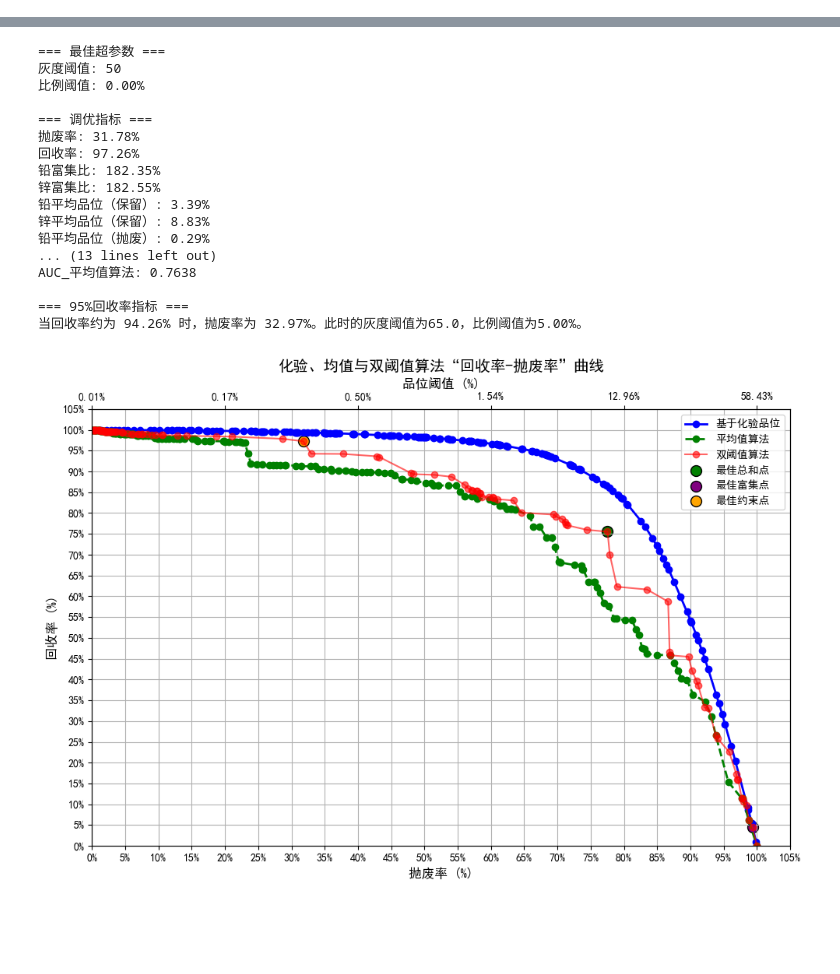
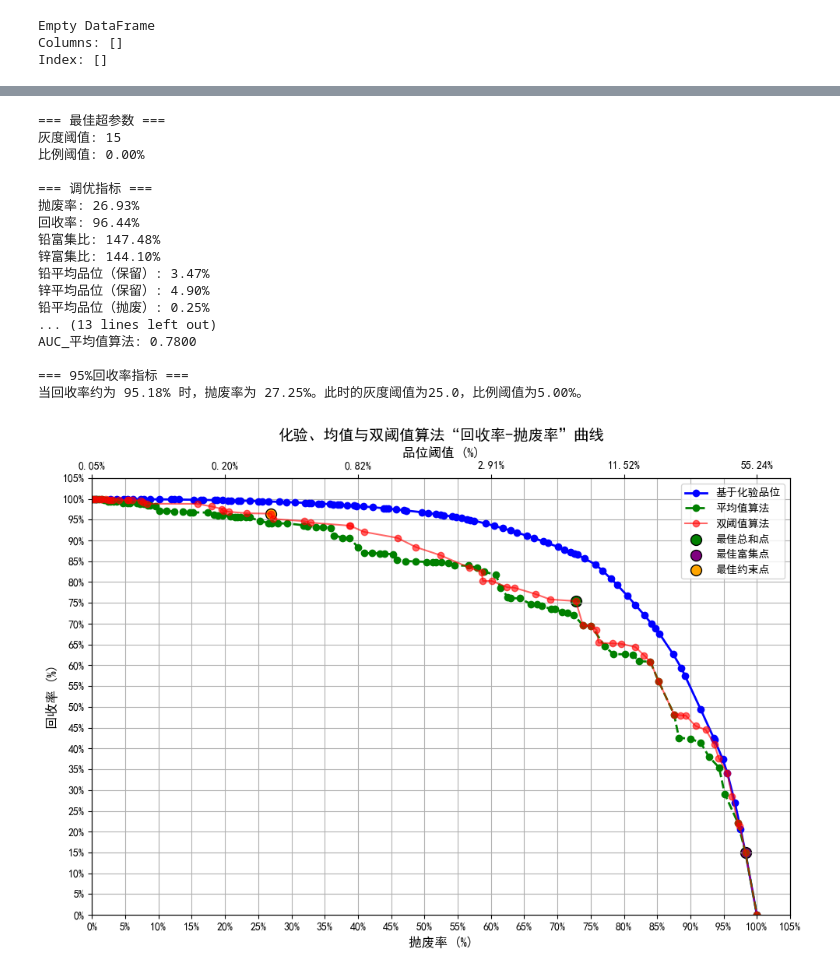
Before and after one commit to yaojian95/jt_ore_sorting, a Jupyter notebook: yao_try.ipynb, the cells around one changed output, grey strips where cells are left out. Saved outputs shown, nothing was run; the diff lists cells and outputs as text; code cells hidden in the pictures; blank space fills up the shorter version.

Commit message:
update for corrected data; comparing with 双阈值

```diff
--- a/yao_try.ipynb
+++ b/yao_try.ipynb
@@ -57,8 +59,11 @@ def load_data(
         logging.error(f"加载数据时出错: {e}")
         raise
 # %%
-path = "E:/photoelectric_sorting/240822_190铅锌矿_单矿石XRT图片/"
-pixel_file = path + "240822_190rock_pixel_values.pkl"
-annotation_file = path + "20240822铅锌190块.xlsx"
-ann, pixels = load_data(pixel_file, annotation_file)
+# path = "E:/photoelectric_sorting/240822_190铅锌矿_单矿石XRT图片/"
+# pixel_file = path + "240822_190rock_pixel_values.pkl"
+# annotation_file = path + "20240822铅锌190块.xlsx"
+
+pixel_file = "E:/photoelectric_sorting/codes/jt_ore_sorting/2025rock_pixel_values.pkl"
+annotation_file = "E:/photoelectric_sorting/data/化验结果/20250219化验结果.xlsx"
+ann, pixels = load_data(pixel_file, '0219', annotation_file)
 # %% [output]
@@ -72,20 +81,17 @@ test = pixels.apply(lambda x: (np.array(x) < 50).mean())
+# %%
+comparison = ann.iloc[:, 0:4].compare(ann_xu.iloc[:, 0:4])
+pd.set_option('display.max_rows', None)
+print(comparison)
+# %% [output]
+Empty DataFrame
+Columns: []
+Index: []
 # %%
 """
 主函数，用于执行超参数调优、计算指标并绘制曲线。
 """
 # 配置日志以显示 INFO 级别的消息
 logging.basicConfig(level=logging.INFO, format='%(asctime)s - %(levelname)s - %(message)s')
-
-# 文件路径
-pixel_file = path + "240822_190rock_pixel_values.pkl"
-annotation_file = path + "20240822铅锌190块.xlsx"
-
-# 加载并预处理数据
-try:
-    ann, pixels = load_data(pixel_file, annotation_file)
-except Exception as e:
-    logging.error("加载数据失败。程序退出。")
-
 
 # 初始化 BaselineOreGrading 模型
 baseline_model = BaselineOreGrading(ann=ann, pixels=pixels)
@@ -209,18 +214,18 @@ baseline_model.plot_curves(
 === 最佳超参数 ===
-灰度阈值: 50
+灰度阈值: 15
 比例阈值: 0.00%
 
 === 调优指标 ===
-抛废率: 31.78%
-回收率: 97.26%
-铅富集比: 182.35%
-锌富集比: 182.55%
-铅平均品位（保留）: 3.39%
-锌平均品位（保留）: 8.83%
-铅平均品位（抛废）: 0.29%
+抛废率: 26.93%
+回收率: 96.44%
+铅富集比: 147.48%
+锌富集比: 144.10%
+铅平均品位（保留）: 3.47%
+锌平均品位（保留）: 4.90%
+铅平均品位（抛废）: 0.25%
 ... (13 lines left out)
-AUC_平均值算法: 0.7638
+AUC_平均值算法: 0.7800
 
 === 95%回收率指标 ===
-当回收率约为 94.26% 时，抛废率为 32.97%。此时的灰度阈值为65.0，比例阈值为5.00%。
+当回收率约为 95.18% 时，抛废率为 27.25%。此时的灰度阈值为25.0，比例阈值为5.00%。
-[figure, old version]
+[figure, new version]
```
Also changed, not shown: parts of 10 cells of this notebook, 2 other files.
